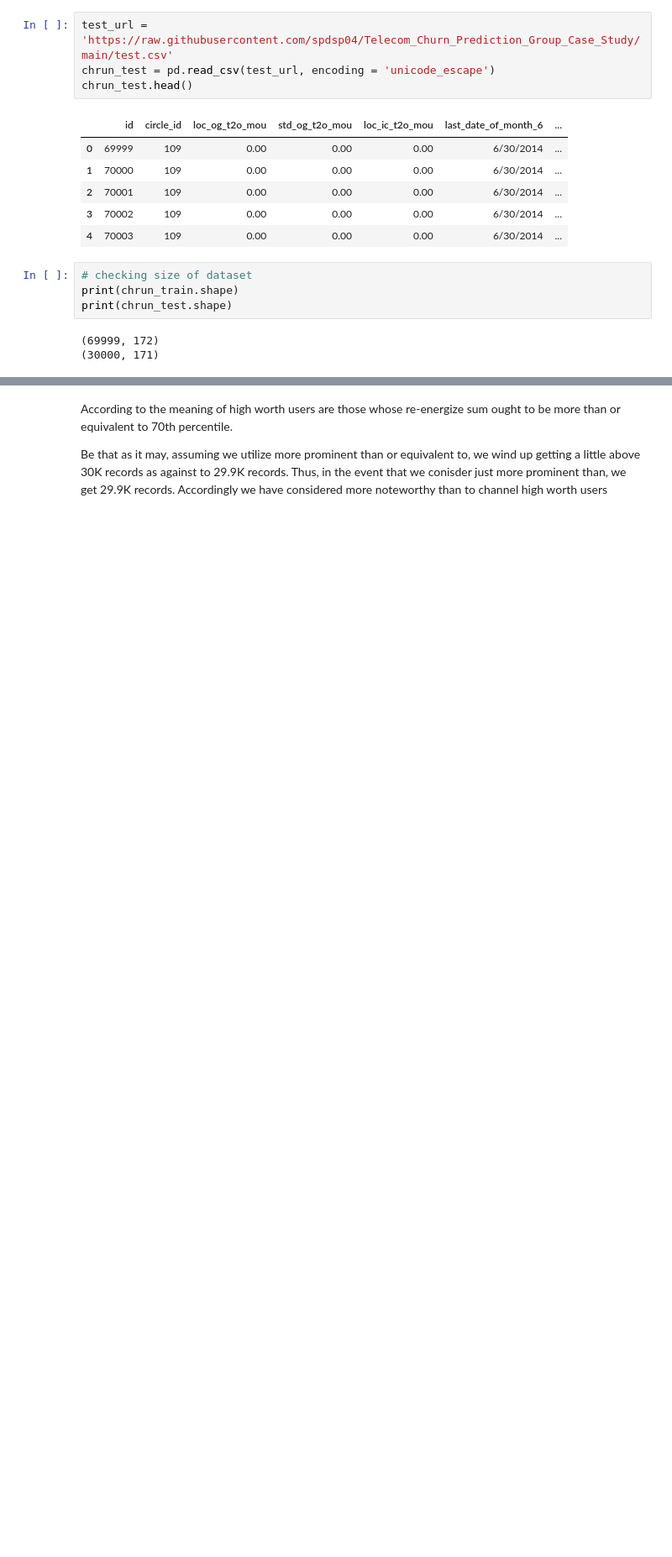
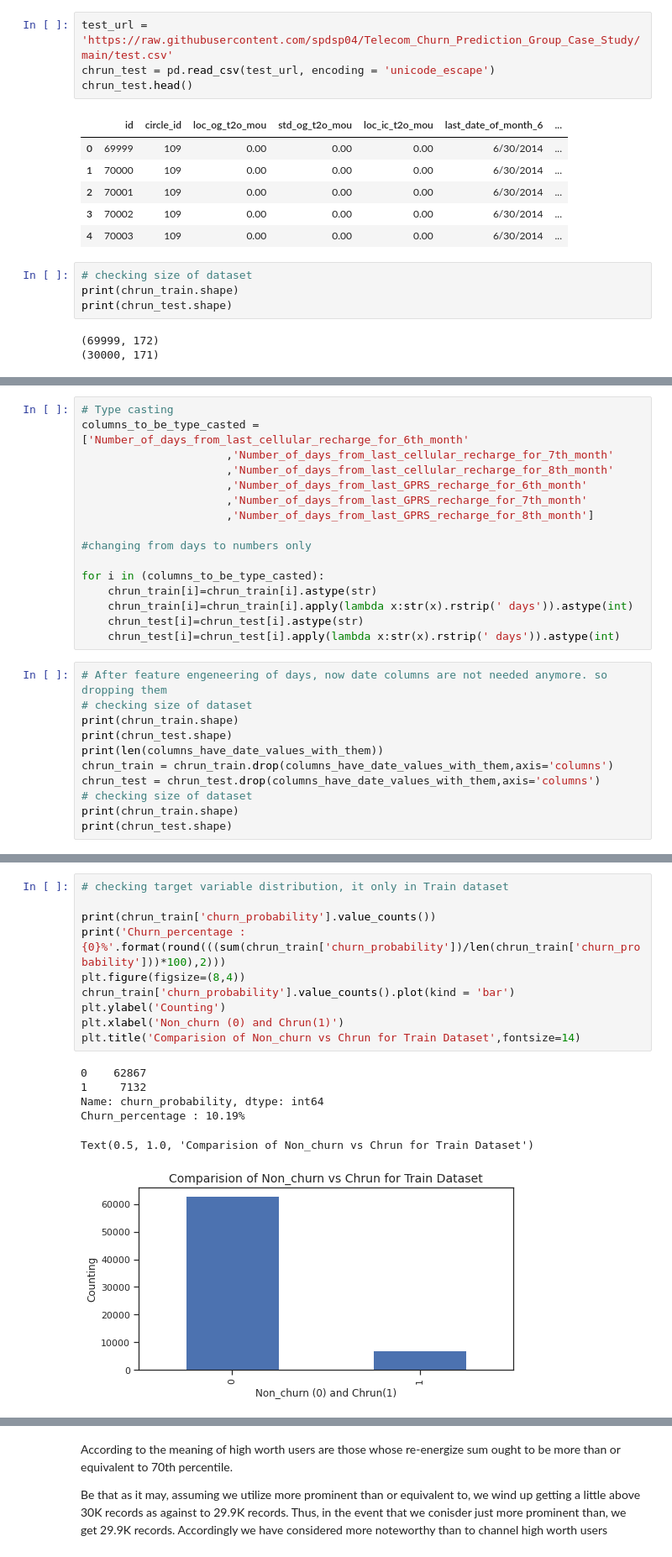
Before and after one commit to spdsp04/TelecomChrunCasestudy, a Jupyter notebook: Telecom_Chrun.ipynb, the cells around one changed output, grey strips where cells are left out. Shown: that part at 84% size. Saved outputs shown, nothing was run; the diff lists cells and outputs as text; blank space fills up the shorter version.

```diff
--- a/Telecom_Chrun.ipynb
+++ b/Telecom_Chrun.ipynb
@@ -137,0 +323,27 @@ chrun_test[['total_rech_amt_6','total_rech_amt_7','AVG_amt_data_6_7']].quantile(
+# %%
+# Type casting
+columns_to_be_type_casted = ['Number_of_days_from_last_cellular_recharge_for_6th_month'
+                      ,'Number_of_days_from_last_cellular_recharge_for_7th_month'
+                      ,'Number_of_days_from_last_cellular_recharge_for_8th_month'
+                      ,'Number_of_days_from_last_GPRS_recharge_for_6th_month'
+                      ,'Number_of_days_from_last_GPRS_recharge_for_7th_month'
+                      ,'Number_of_days_from_last_GPRS_recharge_for_8th_month']
+
+#changing from days to numbers only
+
+for i in (columns_to_be_type_casted):
+    chrun_train[i]=chrun_train[i].astype(str)
+    chrun_train[i]=chrun_train[i].apply(lambda x:str(x).rstrip(' days')).astype(int)
+    chrun_test[i]=chrun_test[i].astype(str)
+    chrun_test[i]=chrun_test[i].apply(lambda x:str(x).rstrip(' days')).astype(int)
+# %%
+# After feature engeneering of days, now date columns are not needed anymore. so dropping them
+# checking size of dataset
+print(chrun_train.shape)
+print(chrun_test.shape)
+print(len(columns_have_date_values_with_them))
+chrun_train = chrun_train.drop(columns_have_date_values_with_them,axis='columns')
+chrun_test = chrun_test.drop(columns_have_date_values_with_them,axis='columns')
+# checking size of dataset
+print(chrun_train.shape)
+print(chrun_test.shape)
@@ -137,0 +358,17 @@ chrun_test[['total_rech_amt_6','total_rech_amt_7','AVG_amt_data_6_7']].quantile(
+# %%
+# checking target variable distribution, it only in Train dataset
+
+print(chrun_train['churn_probability'].value_counts())
+print('Churn_percentage : {0}%'.format(round(((sum(chrun_train['churn_probability'])/len(chrun_train['churn_probability']))*100),2)))
+plt.figure(figsize=(8,4))
+chrun_train['churn_probability'].value_counts().plot(kind = 'bar')
+plt.ylabel('Counting')
+plt.xlabel('Non_churn (0) and Chrun(1)')
+plt.title('Comparision of Non_churn vs Chrun for Train Dataset',fontsize=14)
+# %% [output]
+0    62867
+1     7132
+Name: churn_probability, dtype: int64
+Churn_percentage : 10.19%
+Text(0.5, 1.0, 'Comparision of Non_churn vs Chrun for Train Dataset')
+[figure, added]
```
Also changed, not shown: parts of 113 cells of this notebook.
